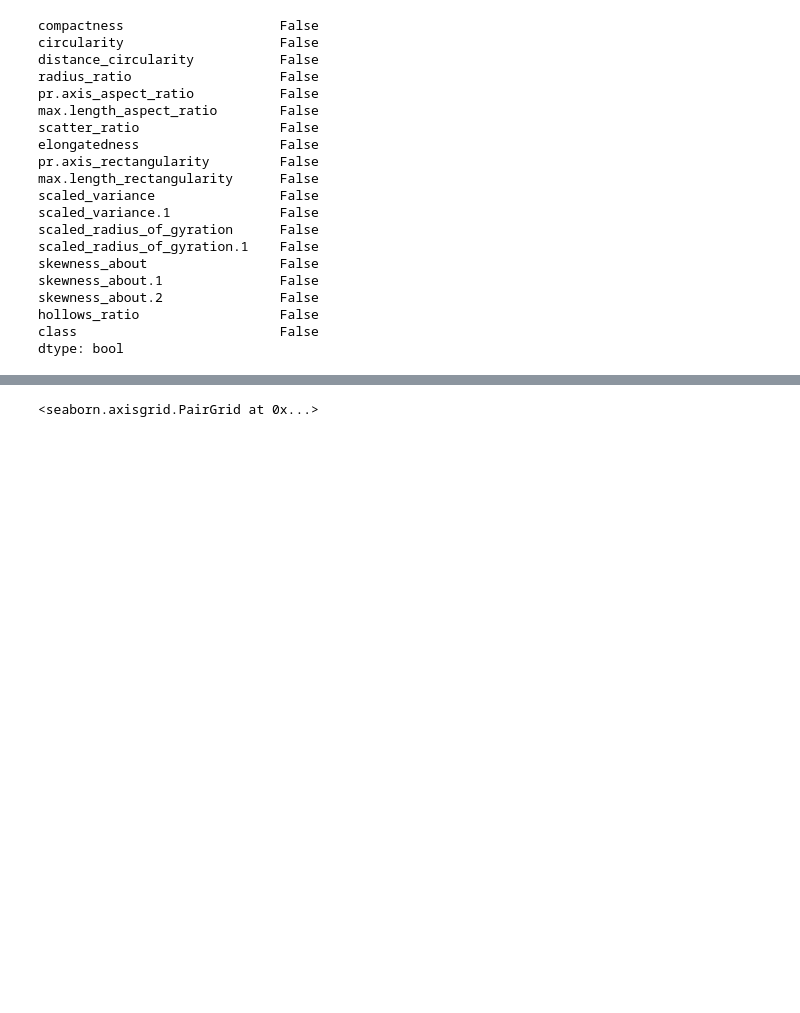
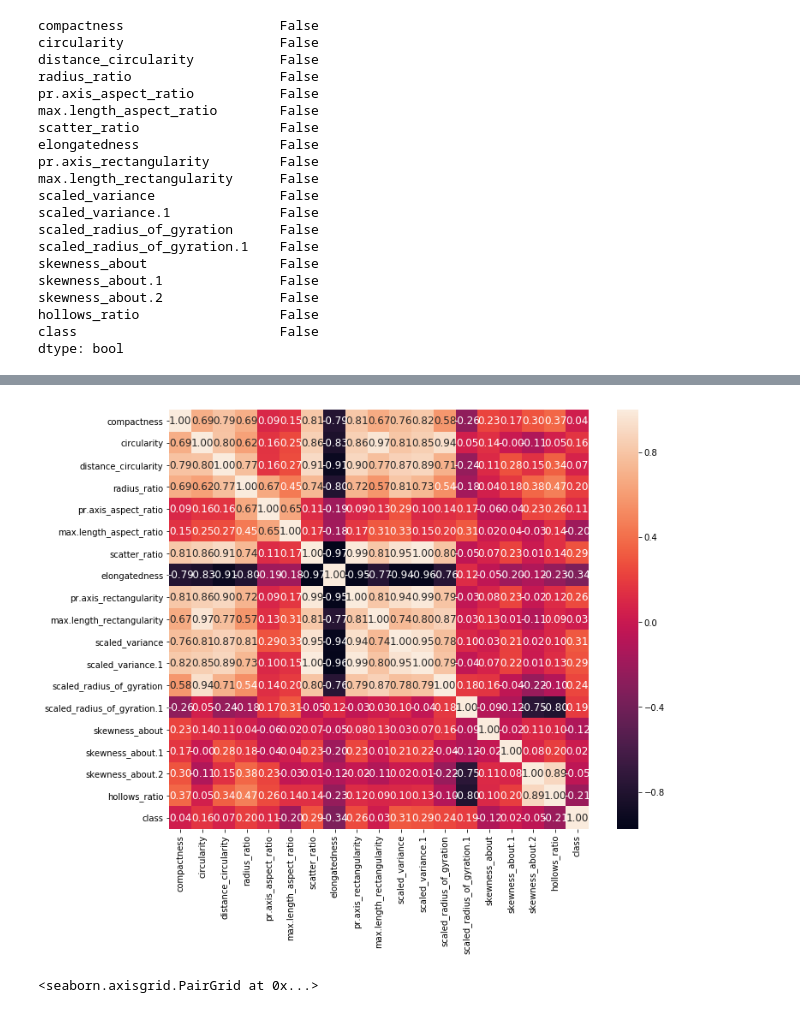
Before and after one commit to GreatLearningAIML1/bangalore-feb-batch-manishkumaraiml, a Jupyter notebook: Unsupervised_Learning_R5_Project2.ipynb, the cells around one changed output, grey strips where cells are left out. Drawn from its saved outputs; the diff is of its cells as text; code cells hidden in the pictures; blank space fills up the shorter version.

```diff
--- a/Unsupervised_Learning_R5_Project2.ipynb
+++ b/Unsupervised_Learning_R5_Project2.ipynb
@@ -118,3 +139,11 @@ dtype: bool
+# %%
+#correlation matrix
+corrmat = vehicle_df.corr()
+f, ax = plt.subplots(figsize=(12, 9))
+sns.heatmap(corrmat, cbar=True, annot=True, square=True, fmt='.2f', annot_kws={'size': 12})
+plt.show()
+# %% [output]
+[figure, added]
 # %%
 #Let us check for pair plots
 sns.pairplot(vehicle_df,diag_kind='kde')
```
Also changed, not shown: parts of 30 cells of this notebook.
